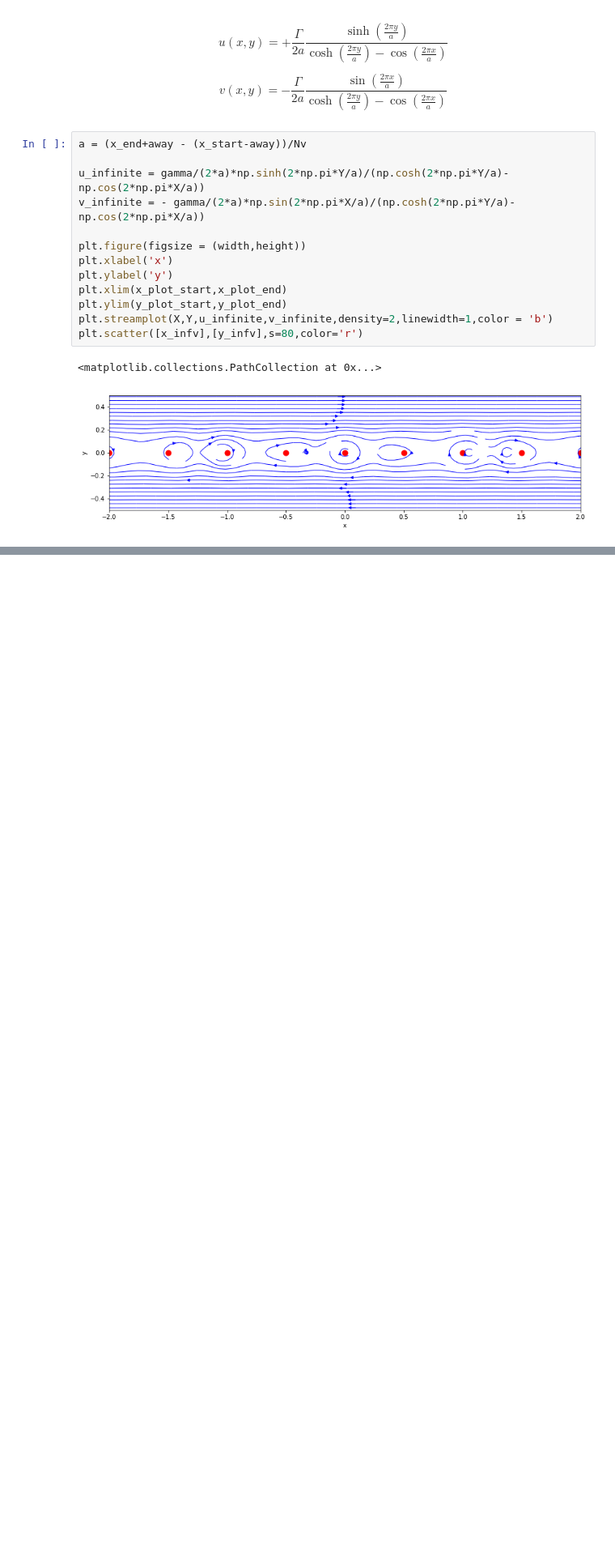
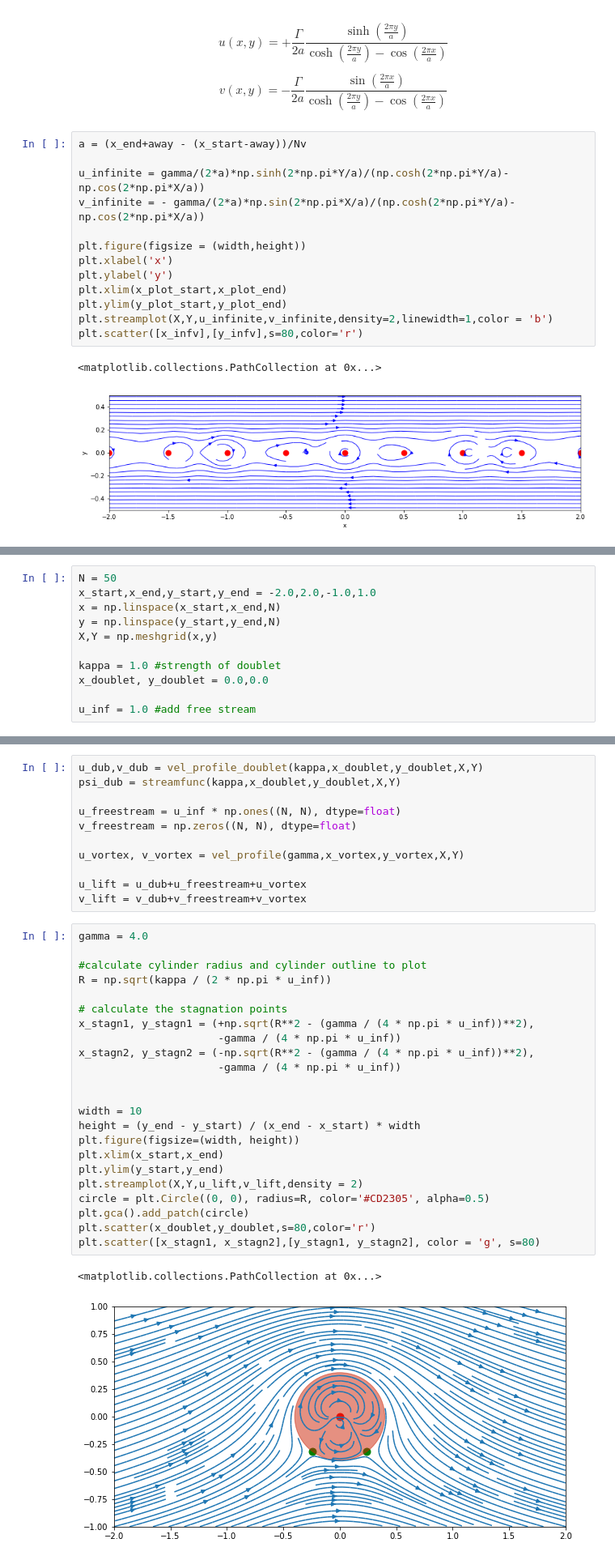
Before and after one commit to kmchoy/mae6226, a Jupyter notebook: Vortex.ipynb, the cells around one changed output, grey strips where cells are left out. Shown at 81% size. Drawn from its saved outputs; the diff is of its cells as text; blank space fills up the shorter version.

Commit message:
add sections on Vortex lift

```diff
--- a/Vortex.ipynb
+++ b/Vortex.ipynb
@@ -163,0 +168,11 @@ plt.scatter([x_infv],[y_infv],s=80,color='r')
+# %%
+N = 50
+x_start,x_end,y_start,y_end = -2.0,2.0,-1.0,1.0
+x = np.linspace(x_start,x_end,N)
+y = np.linspace(y_start,y_end,N)
+X,Y = np.meshgrid(x,y)
+
+kappa = 1.0 #strength of doublet
+x_doublet, y_doublet = 0.0,0.0
+
+u_inf = 1.0 #add free stream
@@ -163,0 +193,37 @@ plt.scatter([x_infv],[y_infv],s=80,color='r')
+# %%
+u_dub,v_dub = vel_profile_doublet(kappa,x_doublet,y_doublet,X,Y)
+psi_dub = streamfunc(kappa,x_doublet,y_doublet,X,Y)
+
+u_freestream = u_inf * np.ones((N, N), dtype=float)
+v_freestream = np.zeros((N, N), dtype=float)
+
+u_vortex, v_vortex = vel_profile(gamma,x_vortex,y_vortex,X,Y)
+
+u_lift = u_dub+u_freestream+u_vortex
+v_lift = v_dub+v_freestream+v_vortex
+# %%
+gamma = 4.0
+
+#calculate cylinder radius and cylinder outline to plot
+R = np.sqrt(kappa / (2 * np.pi * u_inf))
+
+# calculate the stagnation points
+x_stagn1, y_stagn1 = (+np.sqrt(R**2 - (gamma / (4 * np.pi * u_inf))**2),
+                      -gamma / (4 * np.pi * u_inf))
+x_stagn2, y_stagn2 = (-np.sqrt(R**2 - (gamma / (4 * np.pi * u_inf))**2),
+                      -gamma / (4 * np.pi * u_inf))
+
+
+width = 10
+height = (y_end - y_start) / (x_end - x_start) * width
+plt.figure(figsize=(width, height))
+plt.xlim(x_start,x_end)
+plt.ylim(y_start,y_end)
+plt.streamplot(X,Y,u_lift,v_lift,density = 2)
+circle = plt.Circle((0, 0), radius=R, color='#CD2305', alpha=0.5)
+plt.gca().add_patch(circle)
+plt.scatter(x_doublet,y_doublet,s=80,color='r')
+plt.scatter([x_stagn1, x_stagn2],[y_stagn1, y_stagn2], color = 'g', s=80)
+# %% [output]
+<matplotlib.collections.PathCollection at 0x...>
+[figure, added]
```
Also changed, not shown: parts of 6 cells of this notebook.
